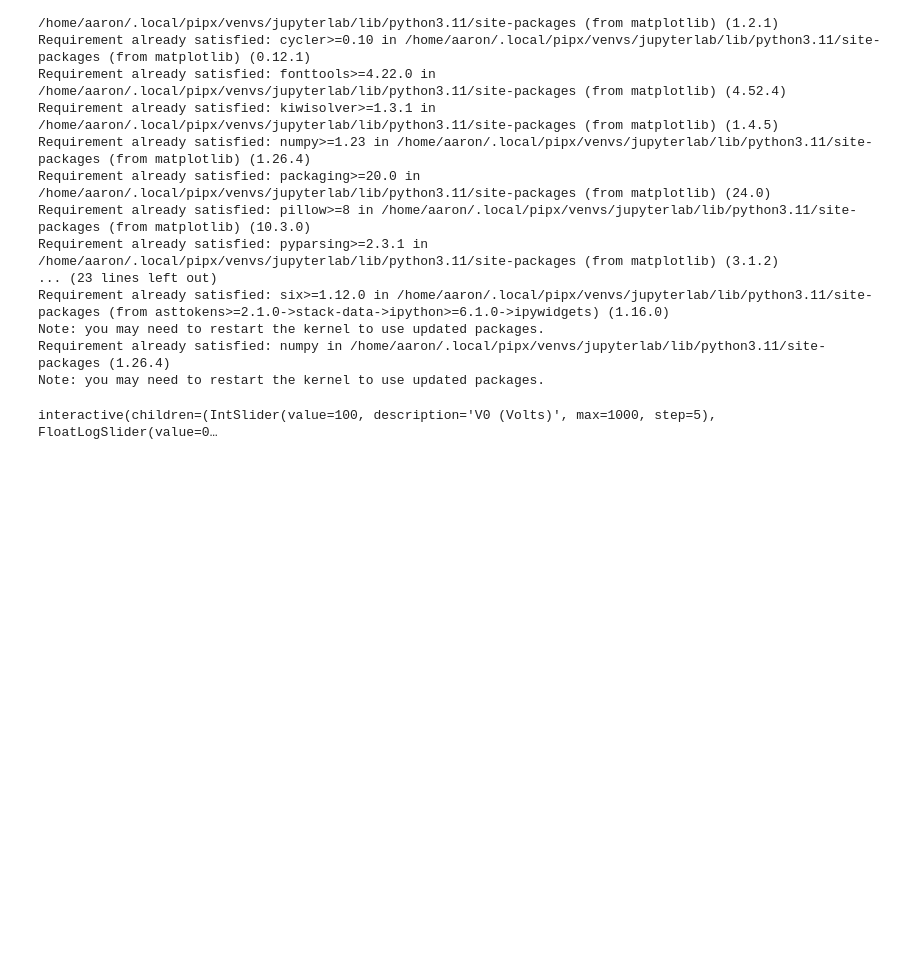
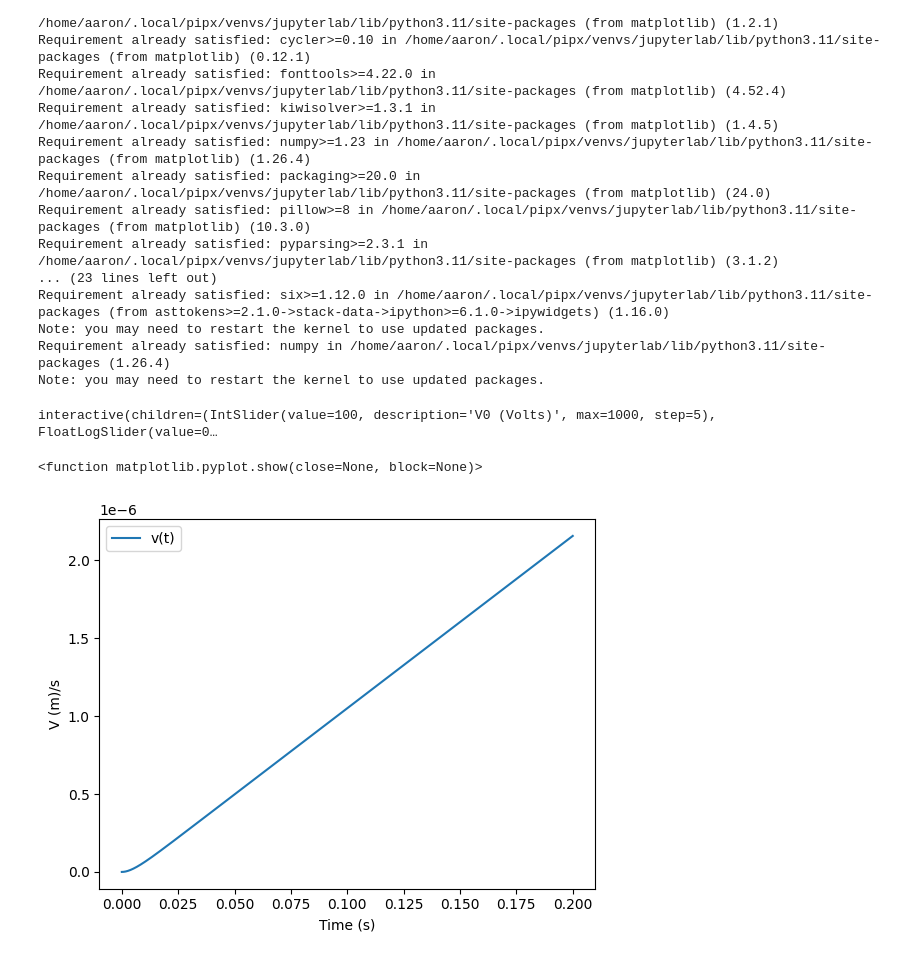
Before and after one commit to ahoffer/circuit, a Jupyter notebook: coil_gun.ipynb, the cells around one changed output. Saved outputs shown, nothing was run; the diff lists cells and outputs as text; code cells hidden in the pictures; blank space fills up the shorter version.

```diff
--- a/coil_gun.ipynb
+++ b/coil_gun.ipynb
@@ -34,9 +34,7 @@ mu_0 = 4 * np.pi * 1e-7  # Permeability of free space in T·m/A
 # Projectile properties
 proj_diameter = 0.005  # Diameter in meters
 proj_length = 0.010  # Length in meters
-proj_density = 7870  # Density of iron in kg/m^3
-proj_volume = np.pi * (proj_diameter / 2) ** 2 * proj_length  # Volume in cubic meters
-proj_mass = proj_density * proj_volume  # Mass in kg
+iron_density = 7870  # Density of iron in kg/m^3
 
 SimulationParameters = namedtuple('SimulationParameters',
                                   ['init_volts',
@@ -45,12 +43,25 @@ SimulationParameters = namedtuple('SimulationParameters',
                                    'num_turns',
                                    'coil_diameter',
                                    'coil_length',
-                                   'duration_s'])
+                                   'slug_diameter',
+                                   'slug_length',
+                                   'duration_s',
+                                  ])
+
+SimulationSolution = namedtuple('SimulationSolution',
+                                ['time',
+                                 'velocity',
+                                 'acceleration',
+                                 'voltage',
+                                 'current'])
 
 # Define the differential equation for the RLC circuit
 def sys_model(t, y, params):
     # Destructure the state vector
-    [voltage, current, acceleration] = y
+    [velocity, acceleration, voltage, current] = y
+
+    # Velocity
+    dxdt=velocity
 
     # Rate of change in voltage
     dVdt = current / params.capacitance
@@ -62,41 +73,76 @@ def sys_model(t, y, params):
     # Rate of change in current
     dIdt = -(params.resistance * current + voltage) / L
 
-    # Compute force and acceleration on the projective
-    mu_r = 5000  # Relative permeability of soft iron
-    force = (1 / 2) * mu_0 ** 3 * mu_r * coil_area * params.num_turns ** 2 * current ** 2
-    dvdt = force / proj_mass
-    return [dVdt, dIdt, dvdt]
+    # Compute magnetic field density
+    turns_density=params.num_turns/params.coil_length
+    B = mu_0 * turns_density * current
+
+    # Compute force from magnetism
+    # The magnetic susceptibility of soft iron typically ranges from 1e3 to 1e5,
+    #   depending on the specific alloy and its treatment.
+    chi_iron = 1000
+    slug_volume = np.pi * (params.slug_diameter/2) ** 2 * params.slug_length  # Volume in cubic meters
+    slug_mass = iron_density * slug_volume  # Mass in kg
+    F = (chi_iron * B**2 * slug_volume)/(2*mu_0*(1+chi_iron)**2)
+
+    # Compute acceleration of the projectile
+    dvdt = F / slug_mass
+    return [dxdt, dvdt, dVdt, dIdt]
 
 def run_sim(params):
-    # Initial voltage across cap, init current across inductor, init velocity of projectile
-    init_conditions = [-params.init_volts, 0, 0]
+    # Initial conditions
+    init_conditions = [0, 0, -params.init_volts, 0]
+    print(init_conditions)
+    print(params)
     t_span = (0, params.duration_s)  # Simulation time span
     t_eval = np.arange(0,params.duration_s, 1e-6)  # Set simulation time step
     # Solve the differential equation
     return solve_ivp(
         sys_model,
         t_span,
         init_conditions,
         t_eval=t_eval,
         args=(params,))
 
 solution=None
 simulationParameters=None
 
-def solve_and_plot(V0, C, R, N, D, l, duration_s):
+def solve_and_plot(V0, C, R, N, D, l, sd, sl, duration_s):
     global simulationParameters
     global solution
     simulationParameters = SimulationParameters(init_volts=V0,
                                      capacitance=C,
                                      resistance=R,
                                      num_turns=N,
                                      coil_diameter=D,
                                      coil_length=l,
+                                     slug_diameter=sd,
+                                     slug_length=sl,
                                      duration_s=duration_s)
-    solution = run_sim(simulationParameters)
-    plots.plot_circuit(solution)
+    s = run_sim(simulationParameters)
+    [velocity, acceleration, voltage, current] = s.y
+    solution=SimulationSolution(
+        s.t,
+        velocity,
+        acceleration,
+        voltage,
+       current)
+    plots.plot_circuit(solution.time, velocity, acceleration, voltage, current)
+    plots.plot_velocity(solution.time, acceleration)
 
 plots.start(solve_and_plot)
+
+#Test integration
+vel2 = cumulative_trapezoid(solution.acceleration, solution.time)
+# Adjust the time array to match the length of the integrated array
+time_adjusted = solution.time[:-1]
+position = cumulative_trapezoid(solution.velocity, solution.time)
+plt.plot(time_adjusted, vel2, label='v(t)')
+plt.xlabel('Time (s)')
+plt.ylabel('V (m)/s')
+plt.legend()
+plt.show
 # %% [output]
 interactive(children=(IntSlider(value=100, description='V0 (Volts)', max=1000, step=5), FloatLogSlider(value=0…
+<function matplotlib.pyplot.show(close=None, block=None)>
+[figure, added]
```
Also changed, not shown: 3 other files.
